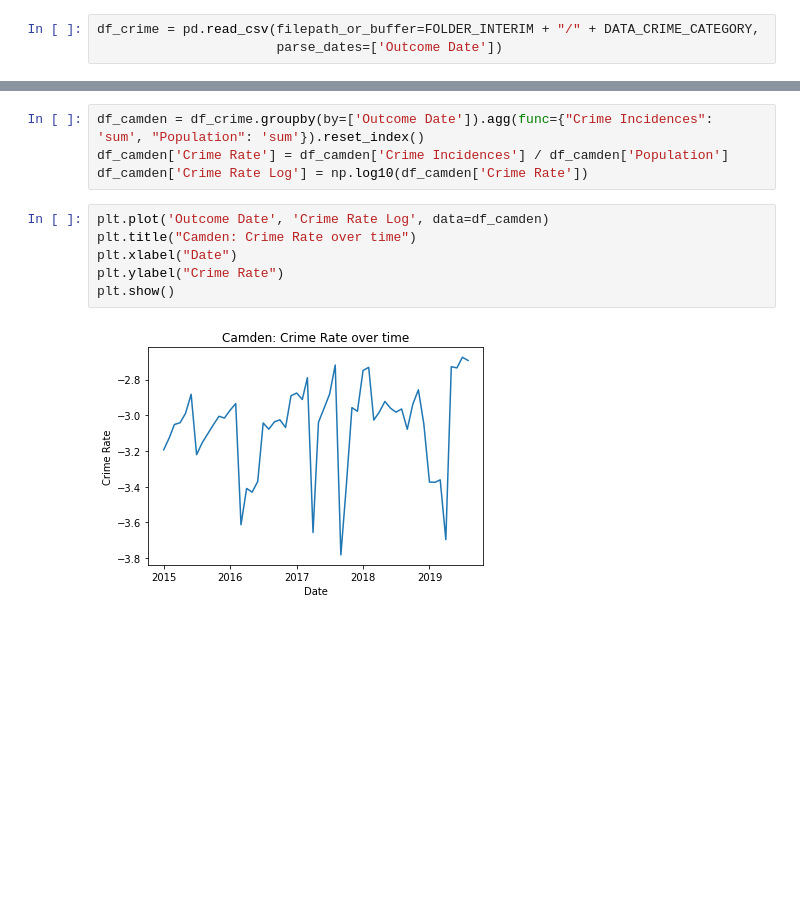
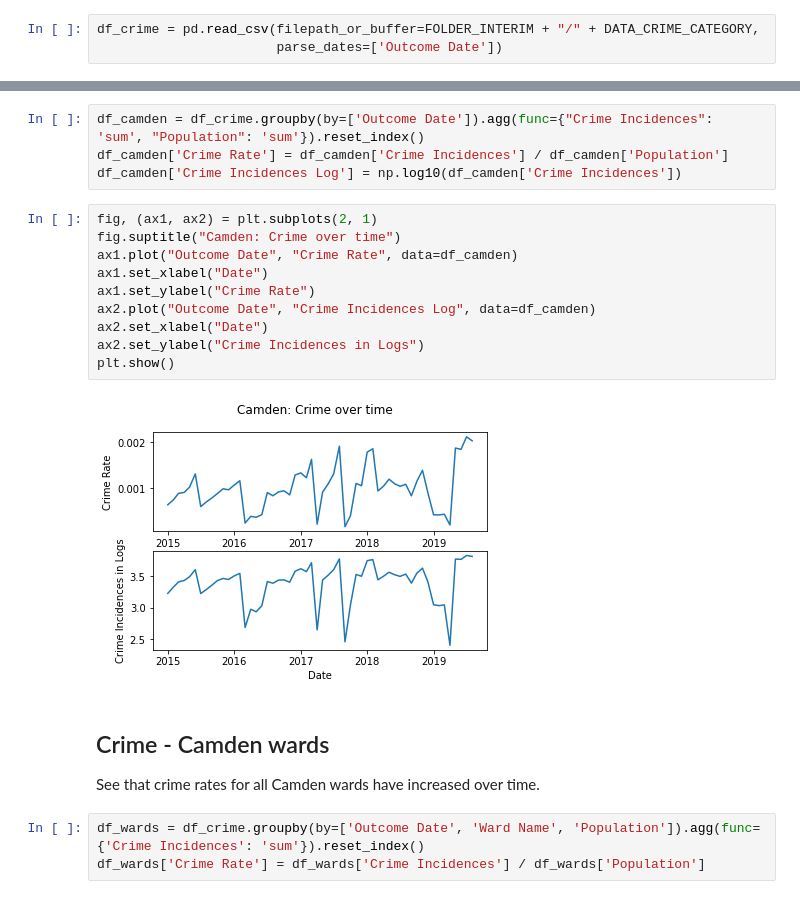
Before and after one commit to avisionh/camdencrime, a Jupyter notebook: notebooks/02_crime_category.ipynb, the cells around one changed output, grey strips where cells are left out. Saved outputs shown, nothing was run; the diff lists cells and outputs as text; blank space fills up the shorter version.

```diff
--- a/notebooks/02_crime_category.ipynb
+++ b/notebooks/02_crime_category.ipynb
@@ -19,12 +36,22 @@ df_crime.groupby(by=['Outcome Date']).agg(func={"Crime Incidences": 'sum', "Popu
 # %%
 df_camden = df_crime.groupby(by=['Outcome Date']).agg(func={"Crime Incidences": 'sum', "Population": 'sum'}).reset_index()
 df_camden['Crime Rate'] = df_camden['Crime Incidences'] / df_camden['Population']
-df_camden['Crime Rate Log'] = np.log10(df_camden['Crime Rate'])
+df_camden['Crime Incidences Log'] = np.log10(df_camden['Crime Incidences'])
-# %%
-plt.plot('Outcome Date', 'Crime Rate Log', data=df_camden)
-plt.title("Camden: Crime Rate over time")
-plt.xlabel("Date")
-plt.ylabel("Crime Rate")
-plt.show()
-# %% [output]
-[figure, removed]
+# %%
+fig, (ax1, ax2) = plt.subplots(2, 1)
+fig.suptitle("Camden: Crime over time")
+ax1.plot("Outcome Date", "Crime Rate", data=df_camden)
+ax1.set_xlabel("Date")
+ax1.set_ylabel("Crime Rate")
+ax2.plot("Outcome Date", "Crime Incidences Log", data=df_camden)
+ax2.set_xlabel("Date")
+ax2.set_ylabel("Crime Incidences in Logs")
+plt.show()
+# %% [output]
+[figure, added]
+# %% [markdown]
+## Crime - Camden wards
+See that crime rates for all Camden wards have increased over time.
+# %%
+df_wards = df_crime.groupby(by=['Outcome Date', 'Ward Name', 'Population']).agg(func={'Crime Incidences': 'sum'}).reset_index()
+df_wards['Crime Rate'] = df_wards['Crime Incidences'] / df_wards['Population']
```
Also changed, not shown: parts of 4 cells of this notebook.
